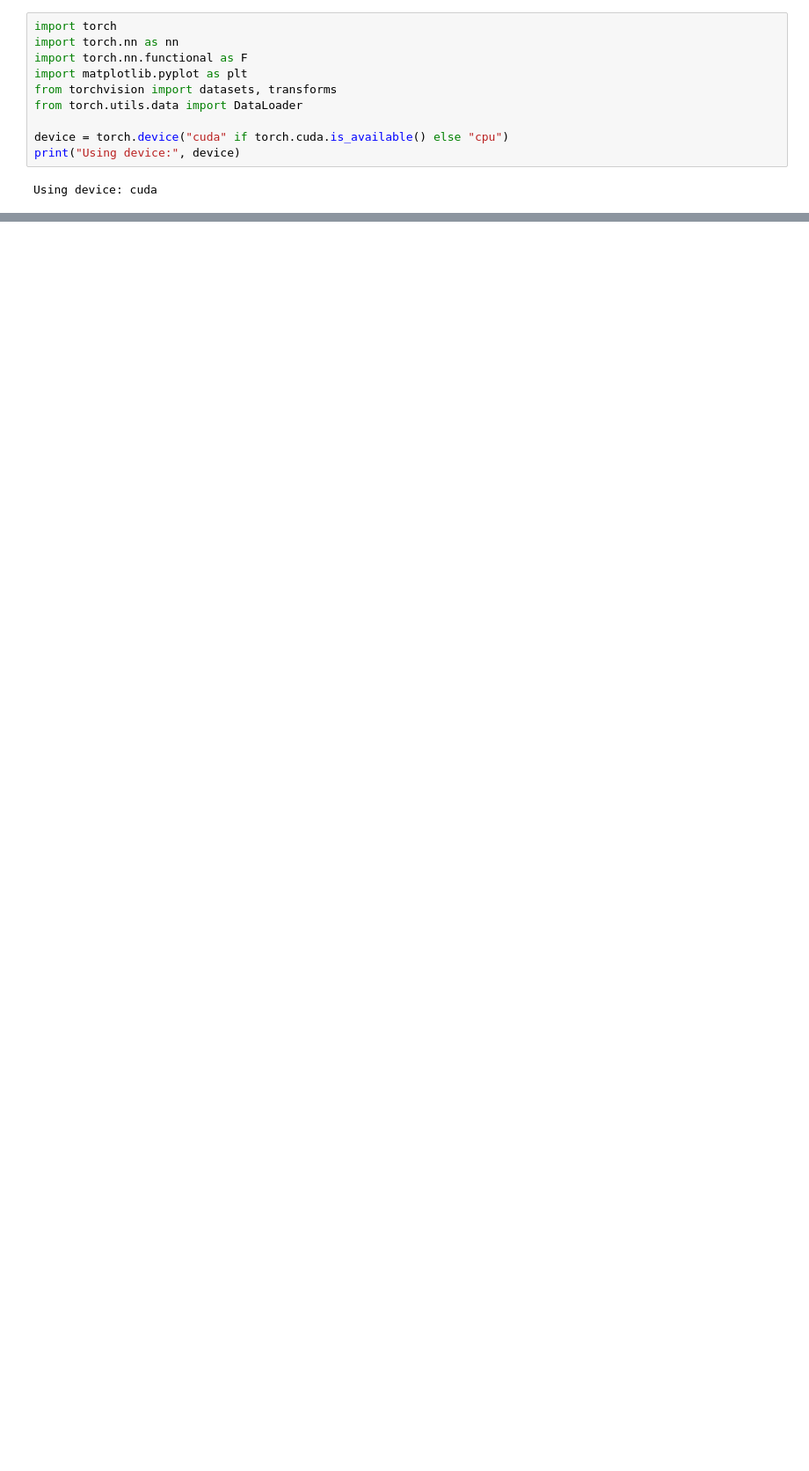
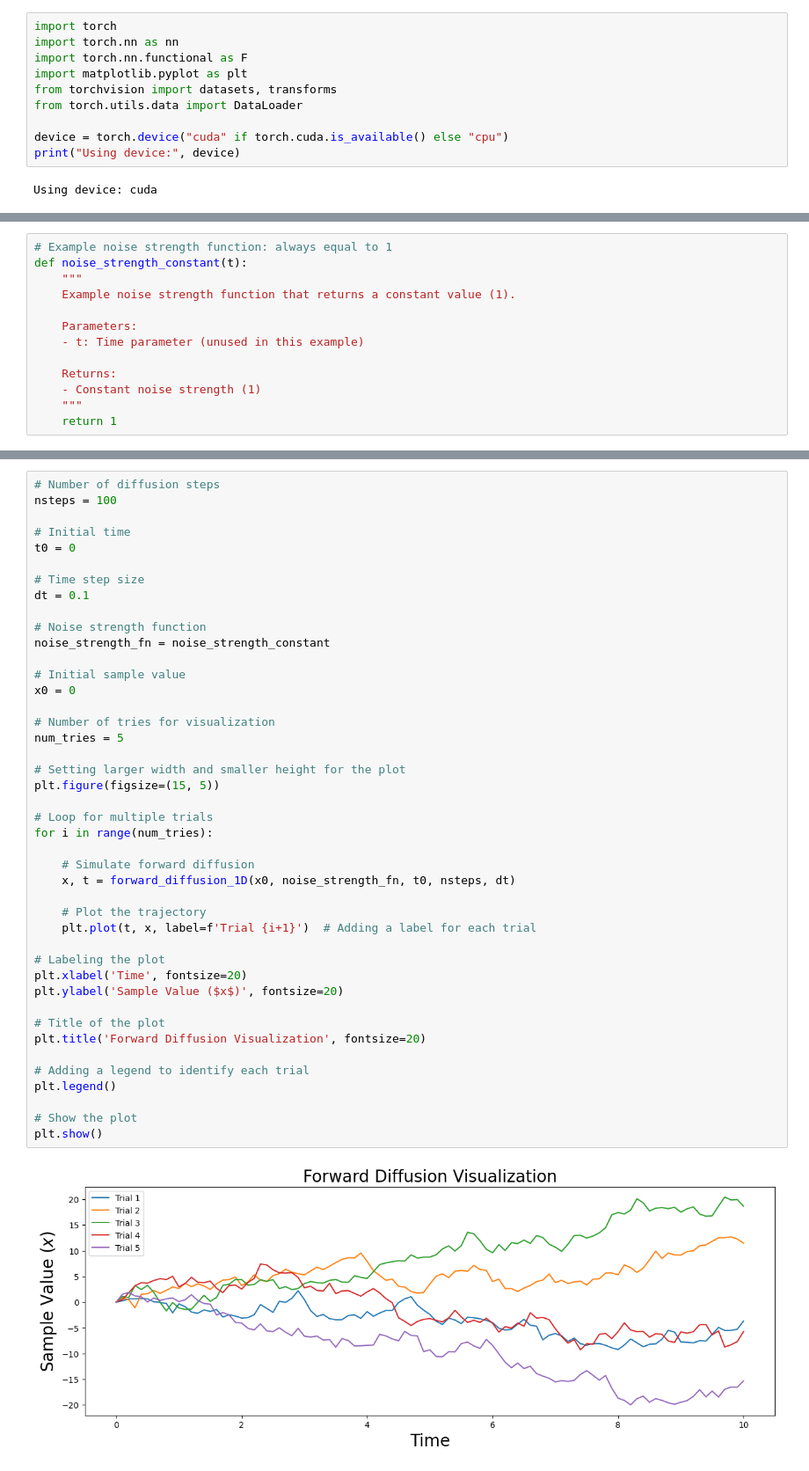
Before and after one commit to OscarEngelmark/D7047E, a Jupyter notebook: Lab2/src/Lab2_Task5.ipynb, the cells around one changed output, grey strips where cells are left out. Shown at 88% size. Cells and saved outputs as stored; diff of their text form; blank space fills up the shorter version.

```diff
--- a/Lab2/src/Lab2_Task5.ipynb
+++ b/Lab2/src/Lab2_Task5.ipynb
@@ -168,0 +151,13 @@ plt.show()
+# %%
+# Example noise strength function: always equal to 1
+def noise_strength_constant(t):
+    """
+    Example noise strength function that returns a constant value (1).
+
+    Parameters:
+    - t: Time parameter (unused in this example)
+
+    Returns:
+    - Constant noise strength (1)
+    """
+    return 1
@@ -168,0 +171,45 @@ plt.show()
+# %%
+# Number of diffusion steps
+nsteps = 100
+
+# Initial time
+t0 = 0
+
+# Time step size
+dt = 0.1
+
+# Noise strength function
+noise_strength_fn = noise_strength_constant
+
+# Initial sample value
+x0 = 0
+
+# Number of tries for visualization
+num_tries = 5
+
+# Setting larger width and smaller height for the plot
+plt.figure(figsize=(15, 5))
+
+# Loop for multiple trials
+for i in range(num_tries):
+
+    # Simulate forward diffusion
+    x, t = forward_diffusion_1D(x0, noise_strength_fn, t0, nsteps, dt)
+
+    # Plot the trajectory
+    plt.plot(t, x, label=f'Trial {i+1}')  # Adding a label for each trial
+
+# Labeling the plot
+plt.xlabel('Time', fontsize=20)
+plt.ylabel('Sample Value ($x$)', fontsize=20)
+
+# Title of the plot
+plt.title('Forward Diffusion Visualization', fontsize=20)
+
+# Adding a legend to identify each trial
+plt.legend()
+
+# Show the plot
+plt.show()
+# %% [output]
+[figure, added]
```
Also changed, not shown: parts of 46 cells of this notebook.
